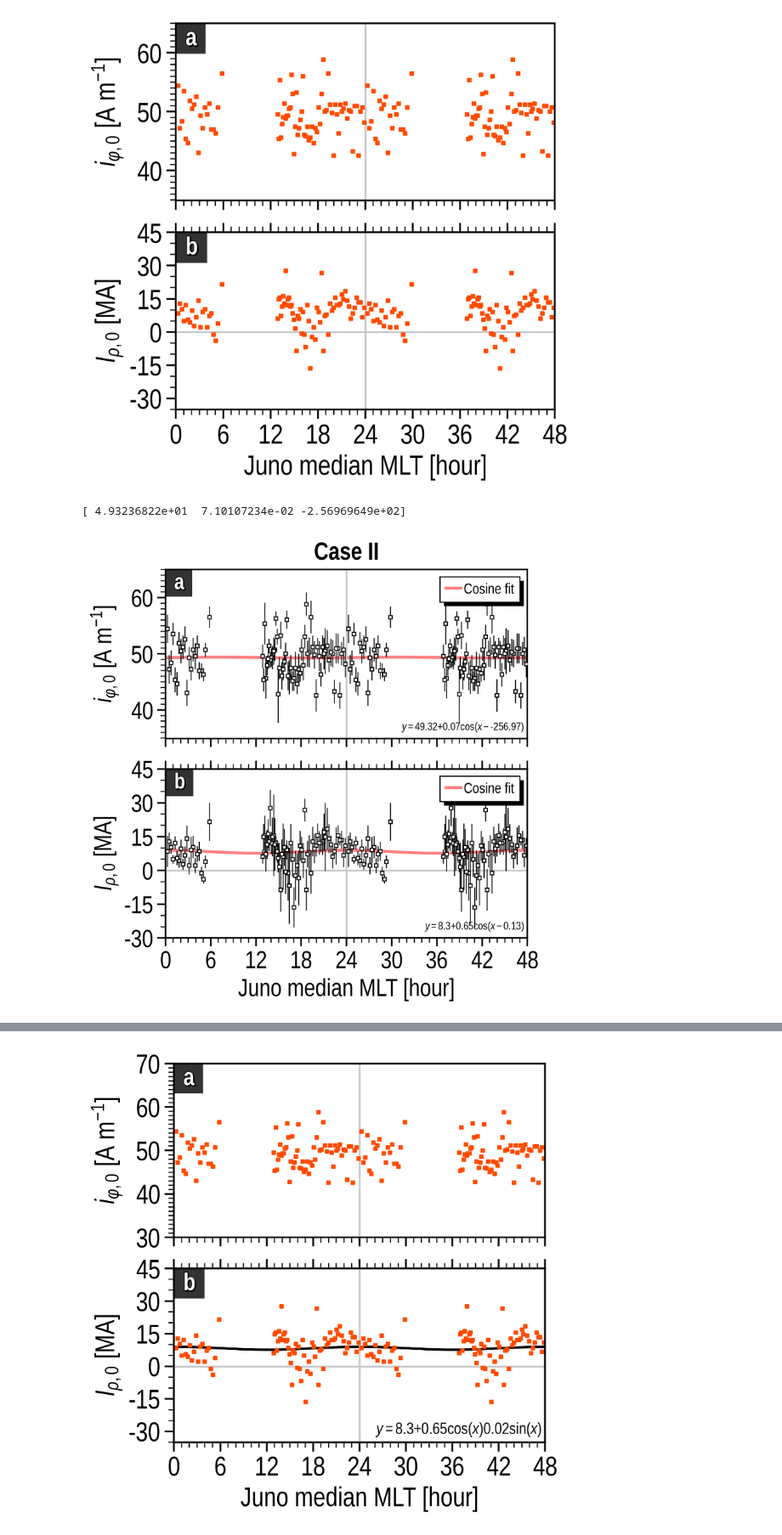
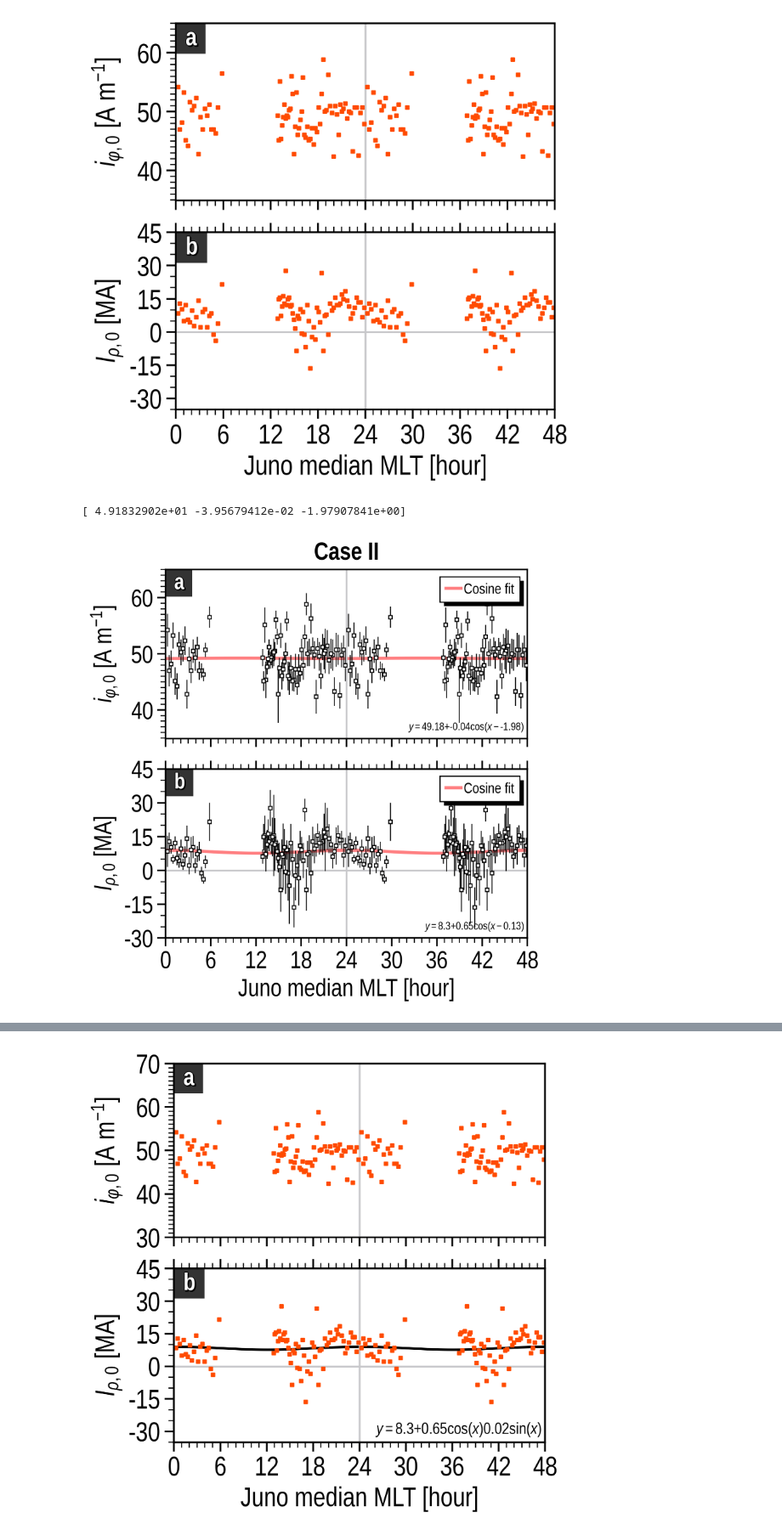
Before and after one commit to ShinnosukeSatoh/NewCurrentSheetModel, a Jupyter notebook: MAG_currentsheet_rms_3.ipynb, the cells around one changed output, grey strips where cells are left out. Shown at 85% size. Cells and saved outputs as stored; diff of their text form; code cells hidden in the pictures.

```diff
--- a/MAG_currentsheet_rms_3.ipynb
+++ b/MAG_currentsheet_rms_3.ipynb
@@ -103,9 +106,11 @@ PJ_list = [1, 3, 4, 5,
            66, 67, 68, 69, 70,
            71, 72, 73, 74, 75,
            76, 77, 78, 79, 80]
-dir = 'results/insitu_fit_a0_a1_b1_36rj'
+dir = 'results/insitu_fit_a0_a1_b2_36rj'
 f0 = np.loadtxt(dir+'/result_PJ' +
                 str(PJ_list[0]).zfill(2)+'_PJ'+str(PJ_list[-1]).zfill(2)+'.txt')
+case = 'Case II'
+linecolor = UC.pink
 # %%
 # %% Juno's perijove times
 JUNO_PJ_TIMES = [
@@ -669,8 +674,8 @@ Juno_MLT_arr = np.sort(f0[:, 6])
 popt_i_phi0, _ = curve_fit(func, Juno_MLT_arr, i_phi0)  # poptは最適推定値、pcovは共分散
 MLT_arr = np.linspace(0.0, 48.0, 100)
 I_phi0_fit = func(MLT_arr, popt_i_phi0[0], popt_i_phi0[1], popt_i_phi0[2])
-F.ax[0].plot(MLT_arr, I_phi0_fit, color=UC.pink,
-             linewidth=2.6, label='Cosine fit',
+F.ax[0].plot(MLT_arr, I_phi0_fit, color=linecolor,
+             linewidth=2.8, label='Cosine fit',
              zorder=0.9)
 y_fit_label = r'$y=$' + \
     str(round(popt_i_phi0[0], 2)) + '+' + str(round(popt_i_phi0[1], 2)) + \
@@ -691,35 +696,35 @@ print(popt_i_phi0)
 # I_rho0を三角関数でフィッティング
 I_rho0 = f0[np.argsort(f0[:, 6]), 3]
 Juno_MLT_arr = np.sort(f0[:, 6])
 popt_I_rho0, _ = curve_fit(func, Juno_MLT_arr, I_rho0)  # poptは最適推定値、pcovは共分散
 MLT_arr = np.linspace(0.0, 48.0, 100)
 I_rho0_fit = func(MLT_arr, popt_I_rho0[0], popt_I_rho0[1], popt_I_rho0[2])
-F.ax[1].plot(MLT_arr, I_rho0_fit, color=UC.pink,
-             linewidth=2.6, label='Cosine fit',
+F.ax[1].plot(MLT_arr, I_rho0_fit, color=linecolor,
+             linewidth=2.8, label='Cosine fit',
              zorder=0.9)
 y_fit_label = r'$y=$' + \
     str(round(popt_I_rho0[0], 2)) + '+' + str(round(popt_I_rho0[1], 2)) + \
     r'cos$(x-$' + str(round(np.mod(popt_I_rho0[2], 24.0), 2)) + '$)$'
 F.ax[1].text(0.99, 0.1,
              y_fit_label,
              color='k',
              fontsize=F.fontsize*0.45,
              verticalalignment='top',
              horizontalalignment='right',
              transform=F.ax[1].transAxes)
 legend = F.legend(ax_idx=1, loc='upper right',
                   ncol=3, markerscale=3.5,
                   fontsize_scale=0.6, textcolor=False, handletextpad=0.2)
 legend_shadow(fig=F.fig, ax=F.ax[1], legend=legend, d=1.0)
 
 for i in range(2):
     F.ax[i].axhline(y=0, color=UC.lightgray, zorder=0.9)
     F.ax[i].axvline(x=24.0, color=UC.lightgray, zorder=0.9)
 
-F.ax[0].set_title('Case II', weight='bold')
+F.ax[0].set_title(case, weight='bold')
 
 plt.savefig('img/'+dir[8:]+'_MLT_fit_002.pdf',
             bbox_inches='tight')
 # %% [output]
-[ 4.93236822e+01  7.10107234e-02 -2.56969649e+02]
+[ 4.91832902e+01 -3.95679412e-02 -1.97907841e+00]
-[figure, old version]
+[figure, new version]
```
Also changed, not shown: parts of 10 cells of this notebook, 6 other files.
